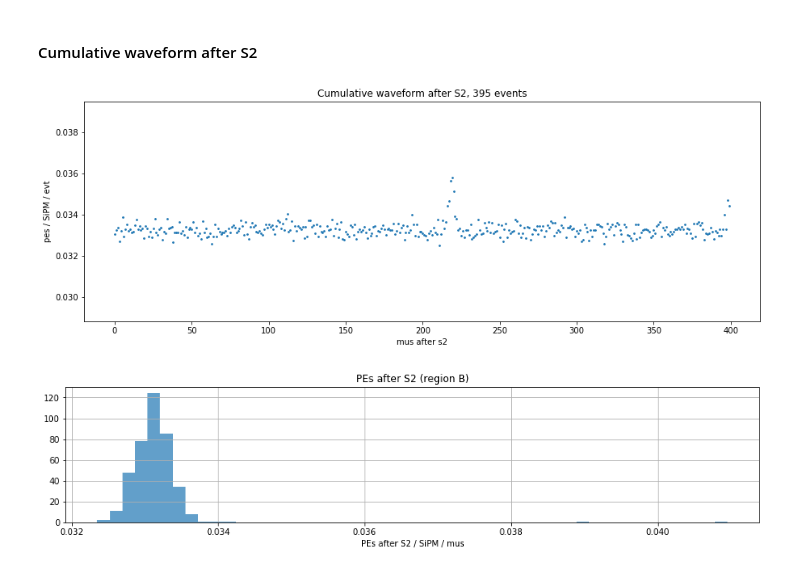
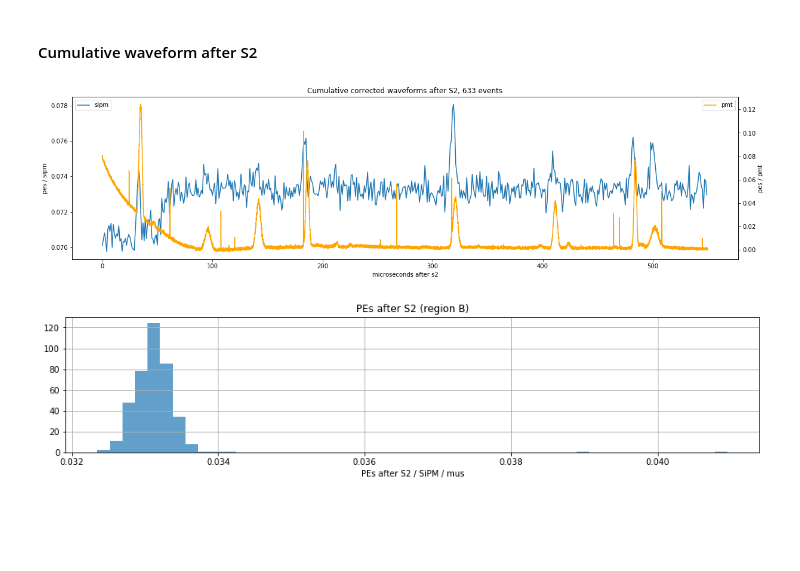
Before and after one commit to abotas/ICARO, a Jupyter notebook: icaro/Kryptonite/SiPMShowers.ipynb, the cells around one changed output. Drawn from its saved outputs; the diff is of its cells as text; code cells hidden in the pictures; blank space fills up the shorter version.

Commit message:
add pmt cumulative waveform

```diff
--- a/icaro/Kryptonite/SiPMShowers.ipynb
+++ b/icaro/Kryptonite/SiPMShowers.ipynb
@@ -264,15 +287,23 @@ plt.show()
 # %% [markdown]
 #### Cumulative waveform after S2
-# %%
-plt.figure(figsize=(15,5))
-Bmeansum = Bswf.sum(axis=0)[100:500] / float(pevts)
-plt.scatter(range(len(Bmeansum[np.nonzero(Bmeansum)])), Bmeansum[np.nonzero(Bmeansum)]/1792.0, s=3)
-plt.title('Cumulative waveform after S2, ' + str(len(At)) + ' events')
-plt.xlabel('mus after s2')
-plt.ylabel('pes / SiPM / evt')
-plt.show()
-# %% [output]
-[figure, removed]
+# %%
+fig, ax1 = plt.subplots(figsize=(20,5))
+start = 0
+stop  = -150
+Bmeansum = Bswf    .sum(axis=0)[start                   :stop                     ] / float(pevts)
+Bms_pmt  = Bswf_pmt.sum(axis=0)[int(start * 1000 / 25.0): int(stop * 1000 / 25.0) ] / float(pevts)
+ax1.plot(range(len(Bmeansum[np.nonzero(Bmeansum)])), Bmeansum[np.nonzero(Bmeansum)] / float(nsipm), label='sipm')
+ax1.set_xlabel('microseconds after s2')
+ax1.set_ylabel('pes / sipm')
+ax1.legend(loc=2)
+ax2 = ax1.twinx()
+ax2.plot(np.array(range(len(Bms_pmt [np.nonzero(Bms_pmt) ]))) / 1.0e3*25, Bms_pmt [np.nonzero(Bms_pmt )] / float(npmt), c='orange', label='pmt' )
+ax2.set_ylabel('pes / pmt')
+plt.title('Cumulative corrected waveforms after S2, ' + str(len(At)) + ' events')
+ax2.legend()
+plt.show()
+# %% [output]
+[figure, added]
 # %%
 plt.figure(figsize=(15,3))
 plt.hist(Bpes.mean(axis=1) / Bt, bins = 50, alpha=.7)
```
Also changed, not shown: parts of 5 cells of this notebook.
